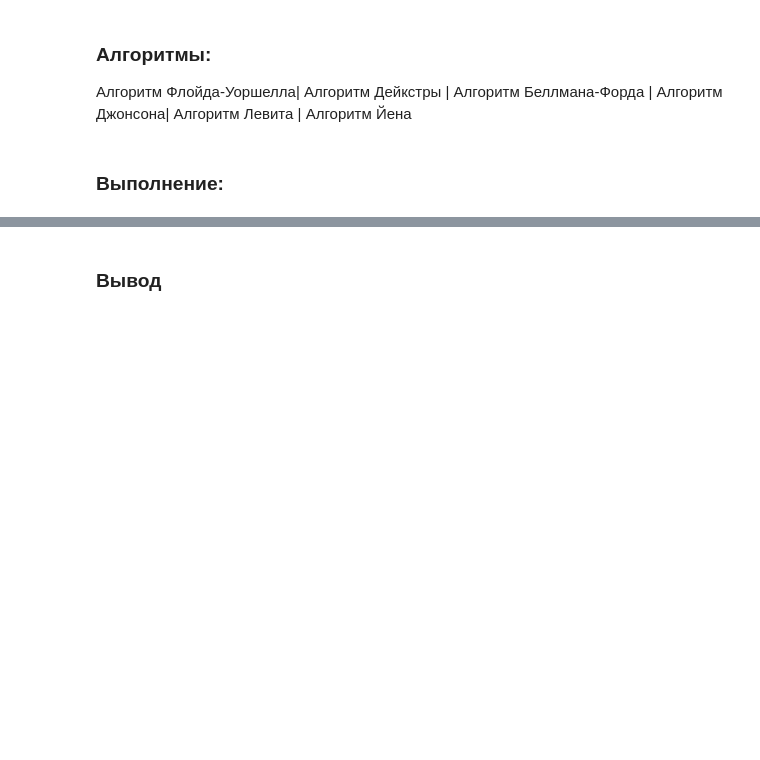
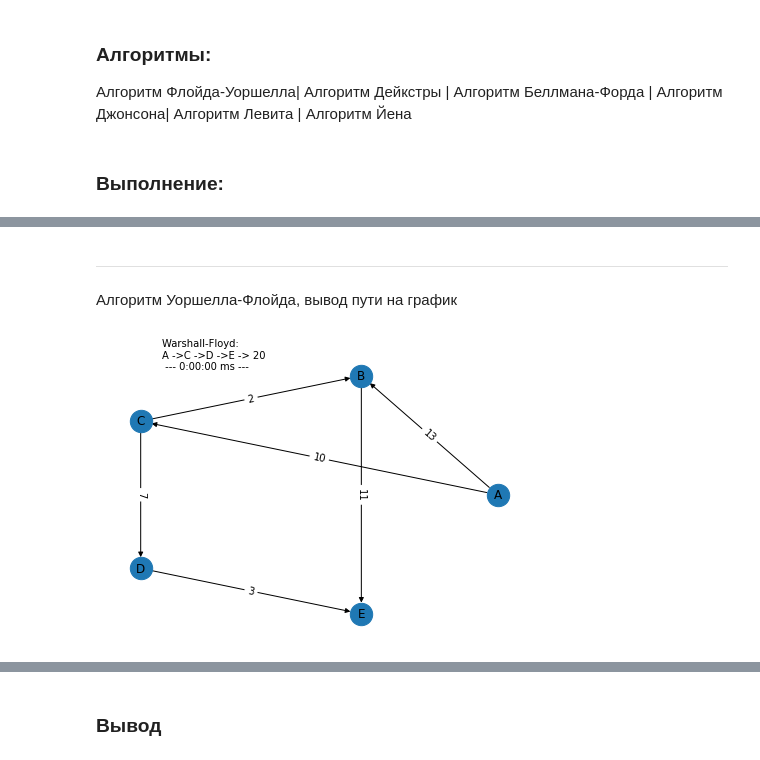
Before and after one commit to Gustavcheg/BFI2001_GuslistyIvan_alogrithms, a Jupyter notebook: Labs/Lab6.ipynb, the cells around one changed output, grey strips where cells are left out. Drawn from its saved outputs; the diff is of its cells as text; code cells hidden in the pictures; blank space fills up the shorter version.

```diff
--- a/Labs/Lab6.ipynb
+++ b/Labs/Lab6.ipynb
@@ -162,0 +439,8 @@ plt.show()
+# %%
+def output_path(p, alg):
+    out_text = alg + ': \n'
+
+    for i in p[1]:
+        out_text += '{} ->'.format(i)
+
+    return out_text + ' ' + str(p[0])
@@ -162,0 +459,16 @@ plt.show()
+# %% [markdown]
+___
+Алгоритм Уоршелла-Флойда, вывод пути на график
+# %%
+source = 'A'
+target = 'E'
+
+time_ = t.now()
+
+path = gr.warshall_floyd(source, target)
+
+time_ = "\n --- {0} ms ---".format((t.now() - time_))
+
+gr.draw_graph(output_path(path, 'Warshall-Floyd') + time_, -0.7, 1)
+# %% [output]
+[figure, added]
```
Also changed, not shown: parts of 15 cells of this notebook.
